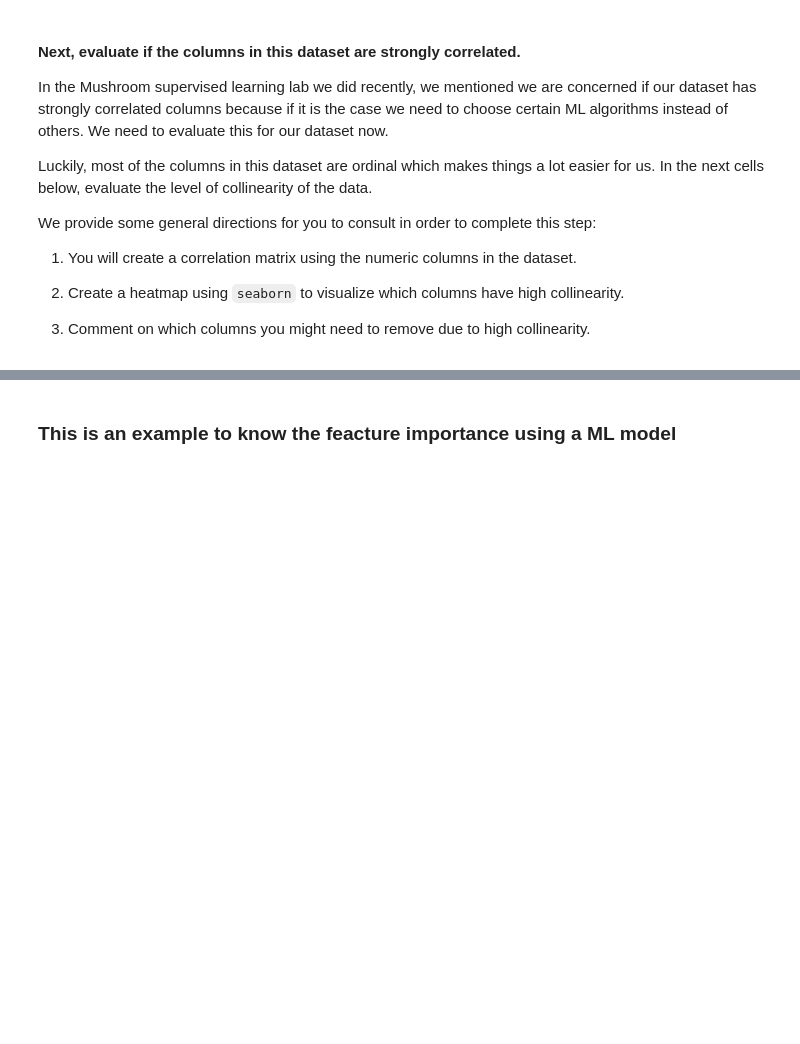
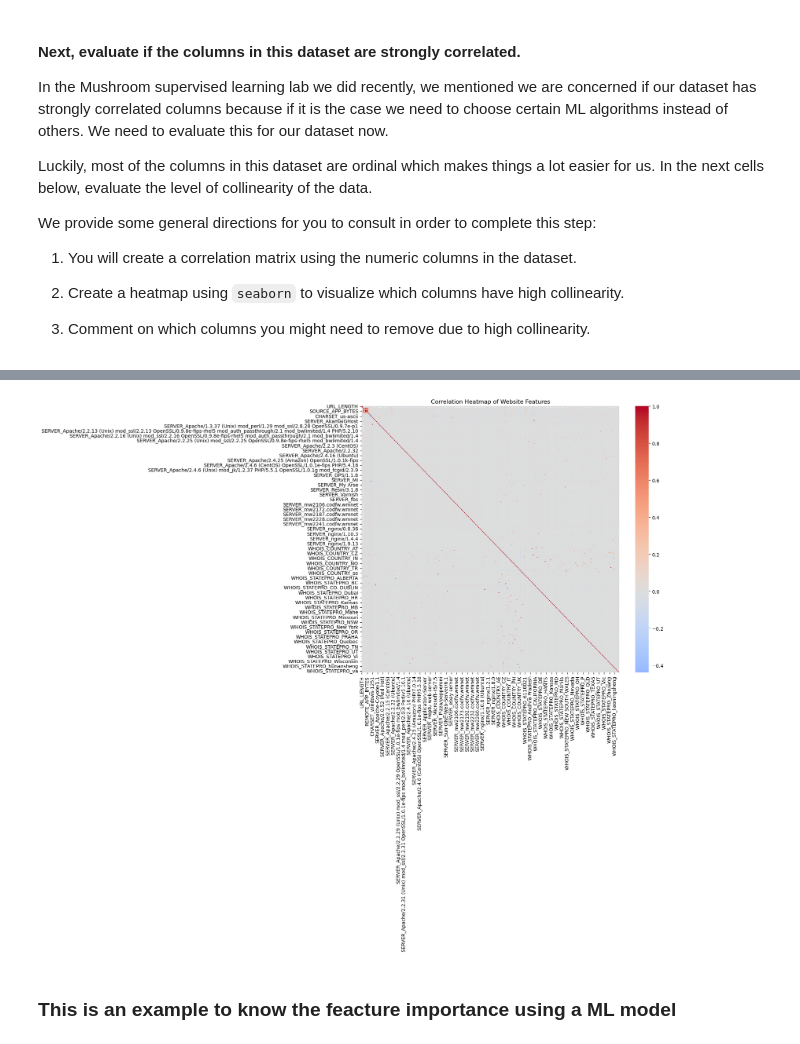
Before and after one commit to ironhack-labs/lab-supervised-learning-en, a Jupyter notebook: your-code/main.ipynb, the cells around one changed output, grey strips where cells are left out. Drawn from its saved outputs; the diff is of its cells as text; code cells hidden in the pictures; blank space fills up the shorter version.

```diff
--- a/your-code/main.ipynb
+++ b/your-code/main.ipynb
@@ -149,0 +148,6 @@ We provide some general directions for you to consult in order to complete this
+# %%
+# 1. Create a correlation matrix
+corr_matrix = websites_encoded.corr(numeric_only=True)
+corr_matrix
+# Result is a matrix (489x489)
+# When you compute correlations, pandas compares each of those 489 columns with each other, including itself. => That’s why you get a square matrix
@@ -150,3 +168,22 @@ We provide some general directions for you to consult in order to complete this
+# %%
+# Create a heatmap using `seaborn` to visualize which columns have high collinearity.
+
+import matplotlib.pyplot as plt
+import seaborn as sns
+
+plt.figure(figsize=(12, 10))
+sns.heatmap(corr_matrix, cmap="coolwarm", center=0)
+plt.title("Correlation Heatmap of Website Features")
+plt.show()
+
+# 3. Comment what you found
+
+# Most features are weakly correlated with each other.
+# A few columns show high correlation (close to 1.0), especially those derived from similar WHOIS or DNS attributes.
+# If we find columns with correlation > 0.9, we might consider dropping one of each highly correlated pair
+# to avoid multicollinearity when using linear models (like Logistic Regression).
+# %% [output]
+[figure, added]
 # %% [markdown]
 ### This is an example to know the feacture importance using a ML model
 # %%
```
Also changed, not shown: parts of 11 cells of this notebook.
